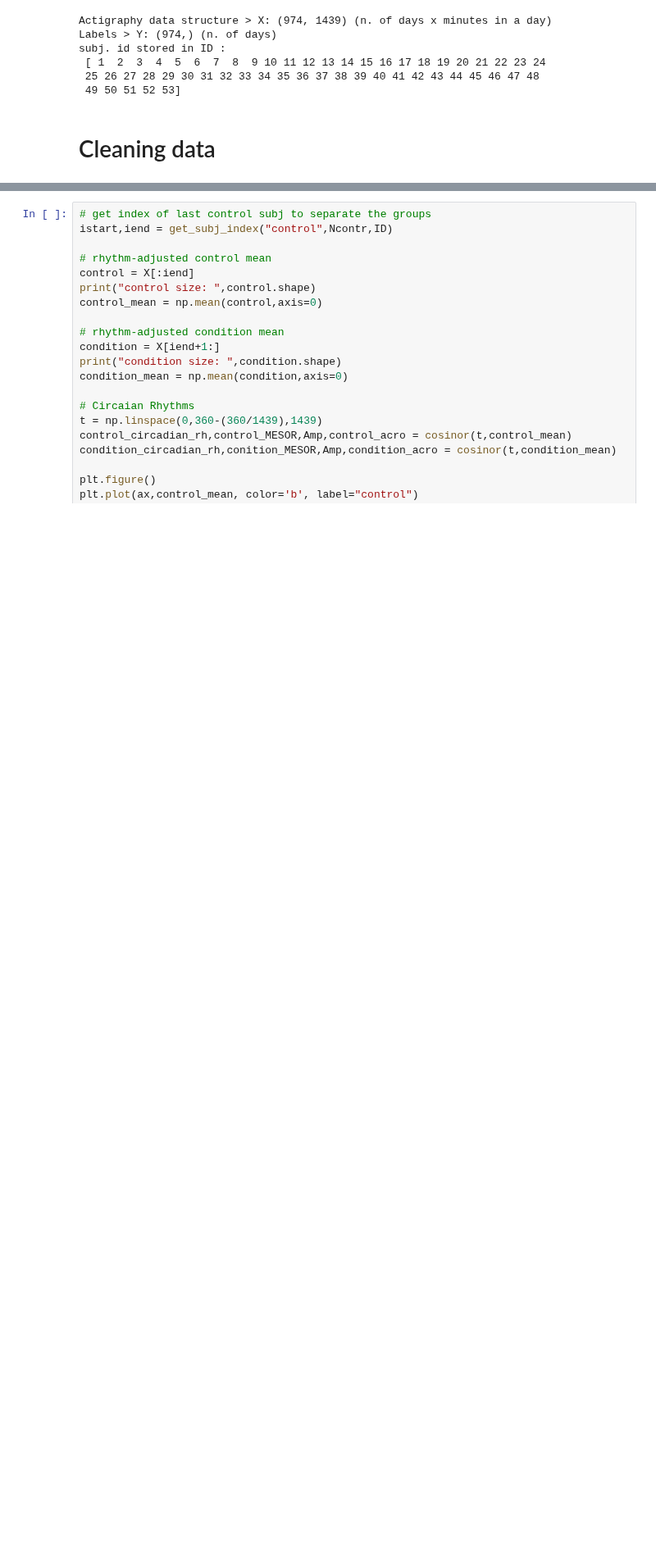
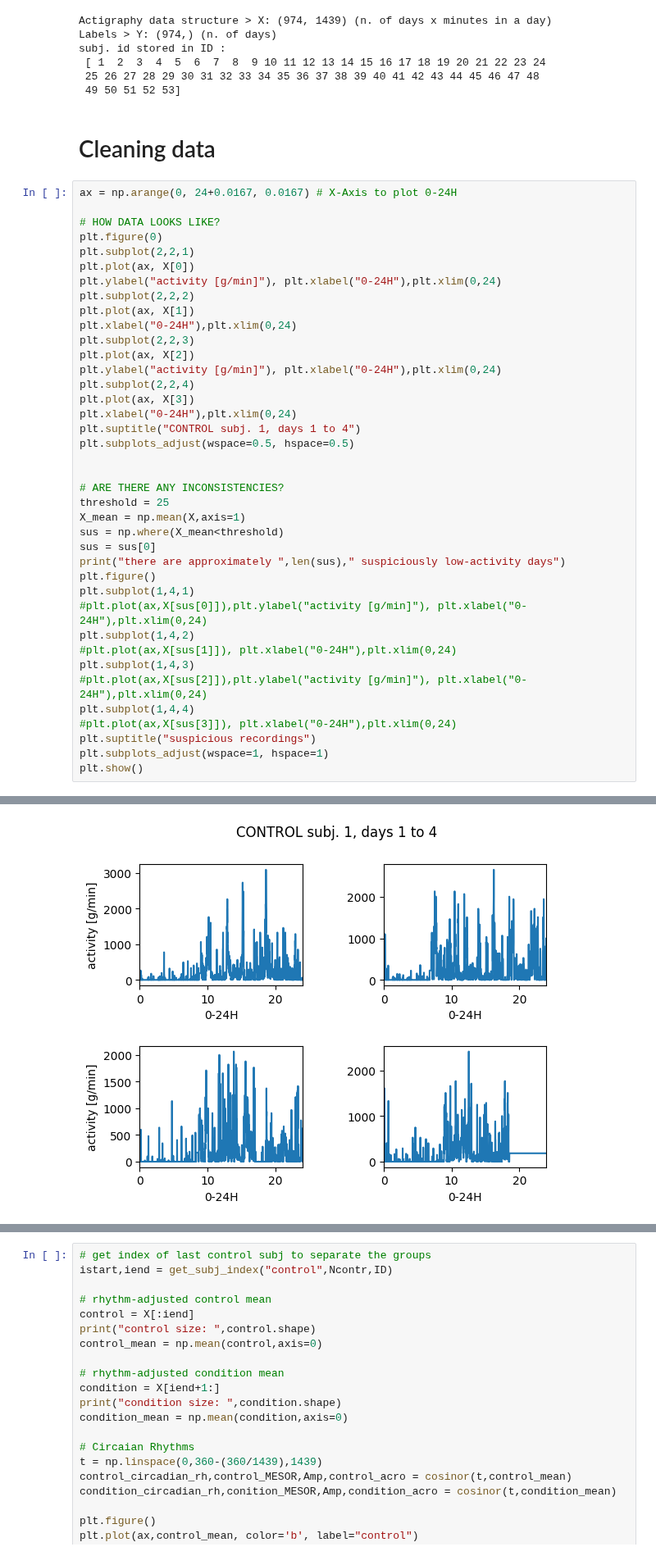
Before and after one commit to herman72/DH_course, a Jupyter notebook: EDA.ipynb, the cells around one changed output, grey strips where cells are left out. Shown at 82% size. Cells and saved outputs as stored; diff of their text form; blank space fills up the shorter version.

```diff
--- a/EDA.ipynb
+++ b/EDA.ipynb
@@ -137,3 +137,43 @@ subj. id stored in ID :
  49 50 51 52 53]
 # %% [markdown]
 # Cleaning data
+# %%
+ax = np.arange(0, 24+0.0167, 0.0167) # X-Axis to plot 0-24H
+
+# HOW DATA LOOKS LIKE?
+plt.figure(0)
+plt.subplot(2,2,1)
+plt.plot(ax, X[0])
+plt.ylabel("activity [g/min]"), plt.xlabel("0-24H"),plt.xlim(0,24)
+plt.subplot(2,2,2)
+plt.plot(ax, X[1])
+plt.xlabel("0-24H"),plt.xlim(0,24)
+plt.subplot(2,2,3)
+plt.plot(ax, X[2])
+plt.ylabel("activity [g/min]"), plt.xlabel("0-24H"),plt.xlim(0,24)
+plt.subplot(2,2,4)
+plt.plot(ax, X[3])
+plt.xlabel("0-24H"),plt.xlim(0,24)
+plt.suptitle("CONTROL subj. 1, days 1 to 4")
+plt.subplots_adjust(wspace=0.5, hspace=0.5)
+
+
+# ARE THERE ANY INCONSISTENCIES?
+threshold = 25
+X_mean = np.mean(X,axis=1)
+sus = np.where(X_mean<threshold)
+sus = sus[0]
+print("there are approximately ",len(sus)," suspiciously low-activity days")
+plt.figure()
+plt.subplot(1,4,1)
+#plt.plot(ax,X[sus[0]]),plt.ylabel("activity [g/min]"), plt.xlabel("0-24H"),plt.xlim(0,24)
+plt.subplot(1,4,2)
+#plt.plot(ax,X[sus[1]]), plt.xlabel("0-24H"),plt.xlim(0,24)
+plt.subplot(1,4,3)
+#plt.plot(ax,X[sus[2]]),plt.ylabel("activity [g/min]"), plt.xlabel("0-24H"),plt.xlim(0,24)
+plt.subplot(1,4,4)
+#plt.plot(ax,X[sus[3]]), plt.xlabel("0-24H"),plt.xlim(0,24)
+plt.suptitle("suspicious recordings")
+plt.subplots_adjust(wspace=1, hspace=1)
+plt.show()
+# %% [output]
@@ -139,0 +181 @@ subj. id stored in ID :
+[figure, added]
```
Also changed, not shown: parts of 3 cells of this notebook, 7 other files.
